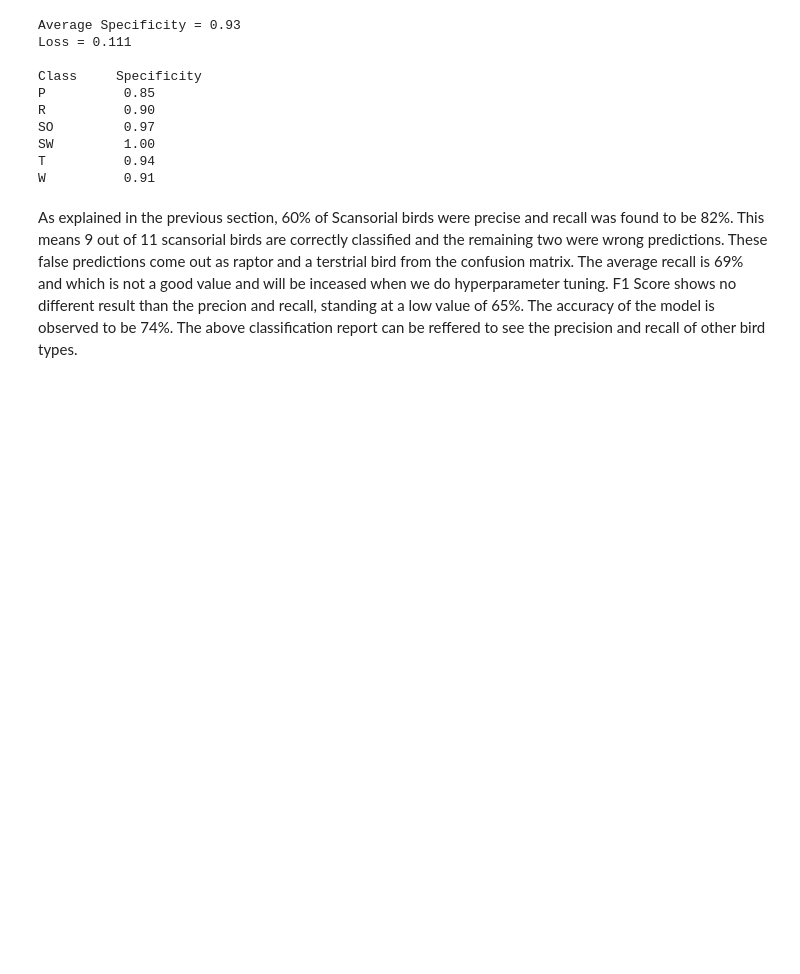
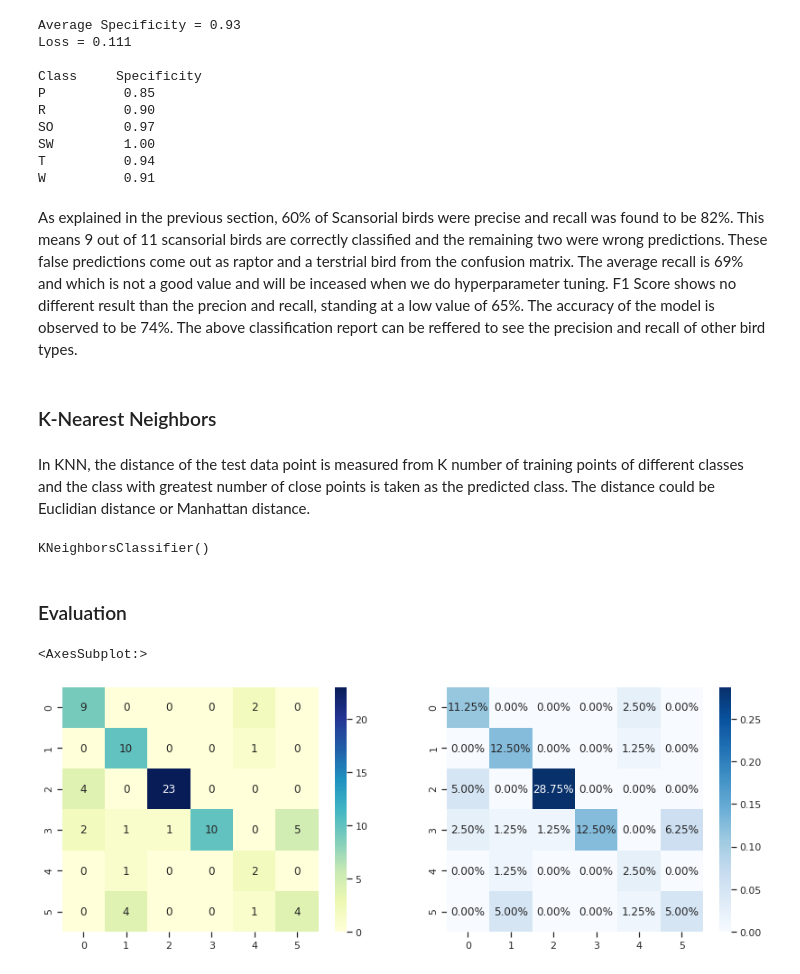
Before and after one commit to AbdullahTabassam/Bird-Skeletal-Analysis-and-Species-Classifier, a Jupyter notebook: 3 - Training.ipynb, the cells around one changed output. Drawn from its saved outputs; the diff is of its cells as text; code cells hidden in the pictures; blank space fills up the shorter version.

Commit message:
Training

```diff
--- a/3 - Training.ipynb
+++ b/3 - Training.ipynb
@@ -186,3 +186,27 @@ T          0.94
 W          0.91
 # %% [markdown]
 As explained in the previous section, 60% of Scansorial birds were precise and recall was found to be 82%. This means 9 out of 11 scansorial birds are correctly classified and the remaining two were wrong predictions. These false predictions come out as raptor and a terstrial bird from the confusion matrix. The average recall is 69% and which is not a good value and will be inceased when we do hyperparameter tuning. F1 Score shows no different result than the precion and recall, standing at a low value of 65%. The accuracy of the model is observed to be 74%. The above classification report can be reffered to see the precision and recall of other bird types.
+# %% [markdown]
+### K-Nearest Neighbors
+# %% [markdown]
+In KNN, the distance of the test data point is measured from K number of training points of different classes and the class with greatest number of close points is taken as the predicted class. The distance could be Euclidian distance or Manhattan distance.
+# %%
+from sklearn.neighbors import KNeighborsClassifier
+
+knn = KNeighborsClassifier()
+knn.fit(X_train,y_train)
+# %% [output]
+KNeighborsClassifier()
+# %% [markdown]
+### Evaluation
+# %%
+_, axes = plt.subplots(nrows=1, ncols=2, figsize=(14, 5))
+
+cf_matrix = confusion_matrix(y_test,knn.predict(X_test))
+
+sns.heatmap(cf_matrix, annot=True,cmap='YlGnBu',ax=axes[0])
+
+sns.heatmap(cf_matrix/np.sum(cf_matrix), annot=True,fmt='.2%', cmap='Blues',ax=axes[1])
+# %% [output]
+<AxesSubplot:>
+[figure, added]
```
Also changed, not shown: parts of 3 cells of this notebook.
